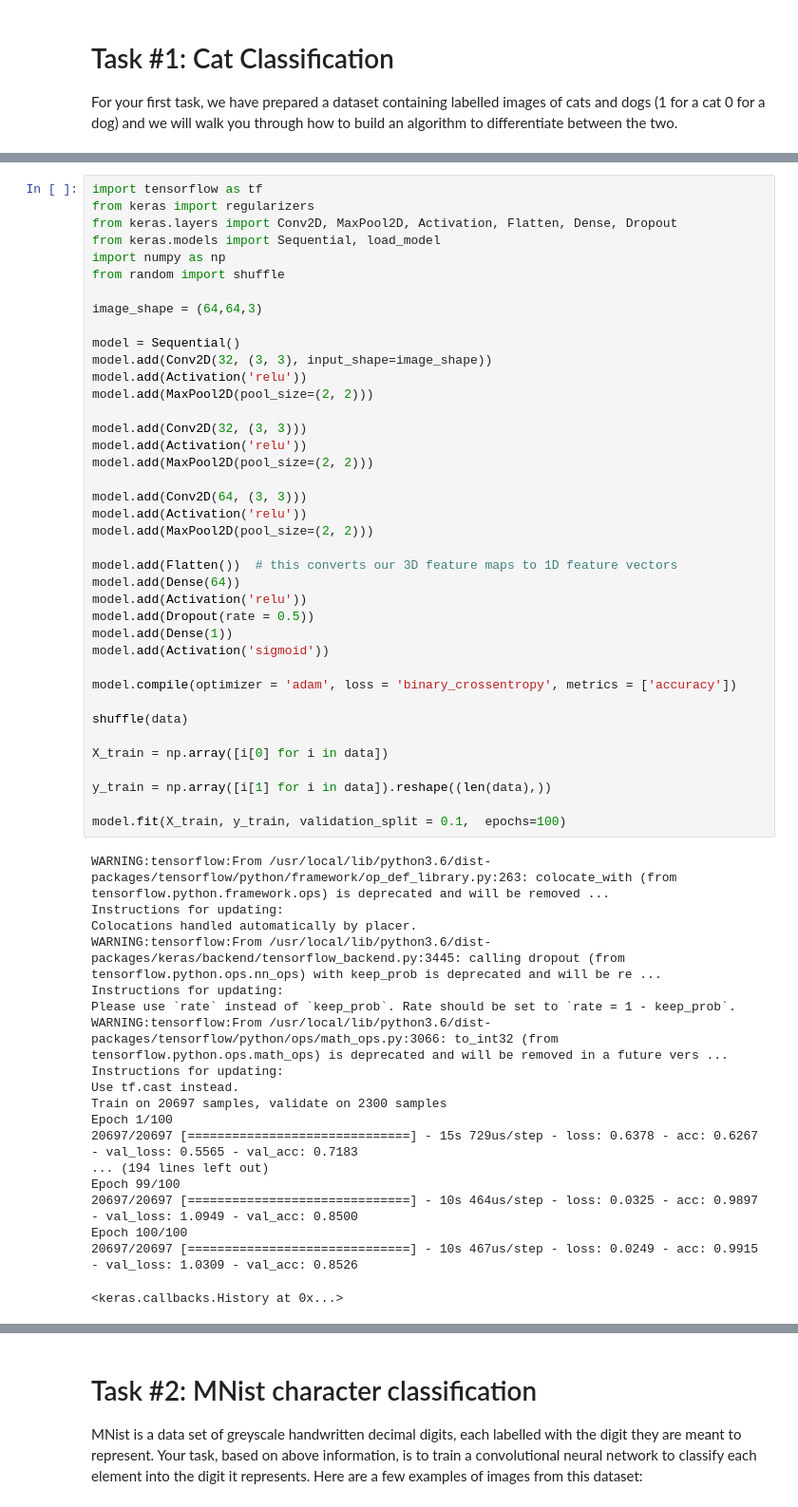
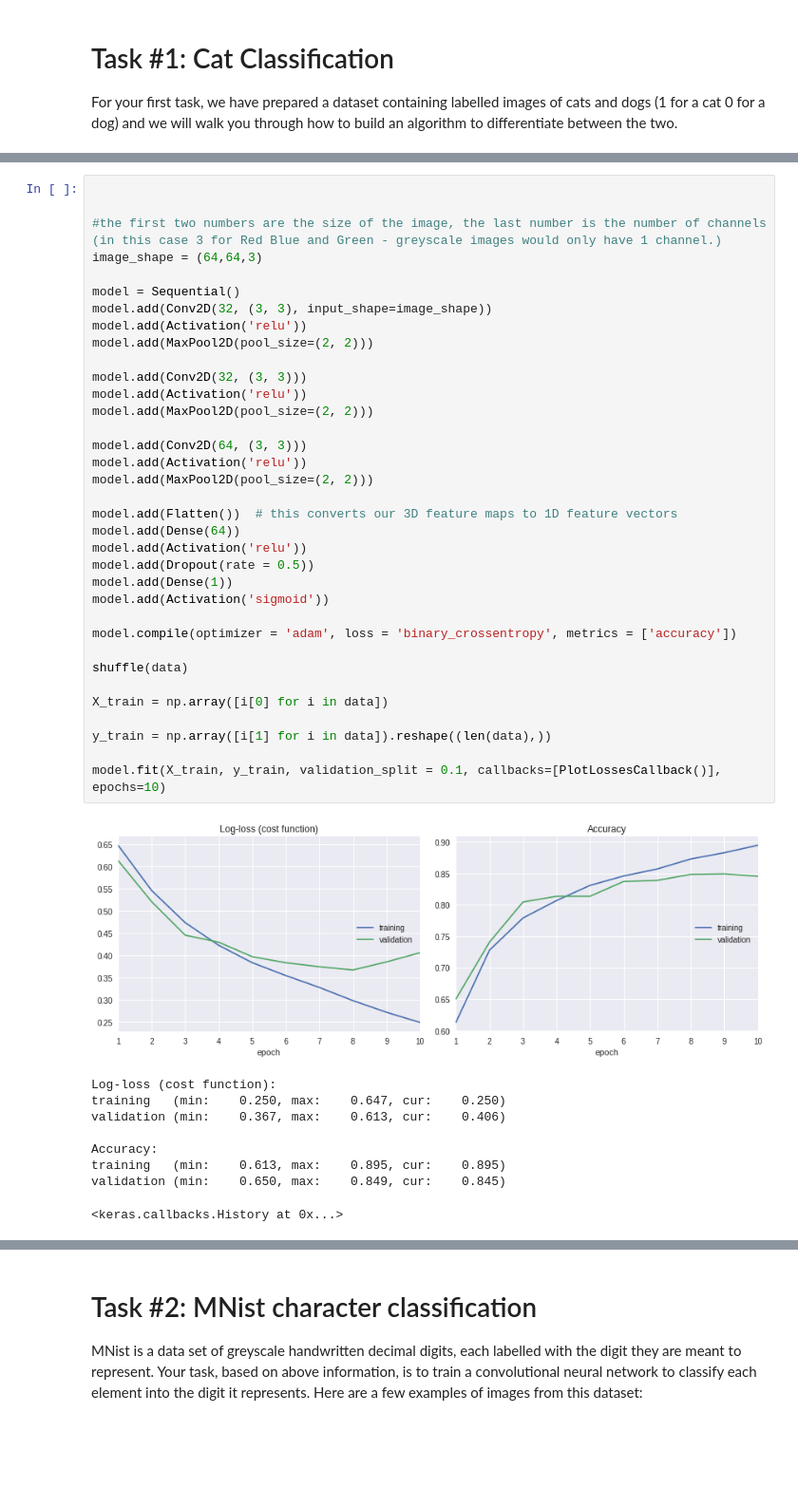
Before and after one commit to olli-turnb/AI-CNN-Workshop, a Jupyter notebook: CNNWorkshop.ipynb, the cells around one changed output, grey strips where cells are left out. Shown at 95% size. Cells and saved outputs as stored; diff of their text form; blank space fills up the shorter version.

```diff
--- a/CNNWorkshop.ipynb
+++ b/CNNWorkshop.ipynb
@@ -152,58 +197,45 @@ Keras is a pre-put together deep learning package the cuts through a lot of the
 # %%
-import tensorflow as tf
-from keras import regularizers
-from keras.layers import Conv2D, MaxPool2D, Activation, Flatten, Dense, Dropout
-from keras.models import Sequential, load_model
-import numpy as np
-from random import shuffle
 
+
+#the first two numbers are the size of the image, the last number is the number of channels (in this case 3 for Red Blue and Green - greyscale images would only have 1 channel.)
 image_shape = (64,64,3)
 
 model = Sequential()
 model.add(Conv2D(32, (3, 3), input_shape=image_shape))
 model.add(Activation('relu'))
 model.add(MaxPool2D(pool_size=(2, 2)))
 
 model.add(Conv2D(32, (3, 3)))
 model.add(Activation('relu'))
 model.add(MaxPool2D(pool_size=(2, 2)))
 
 model.add(Conv2D(64, (3, 3)))
 model.add(Activation('relu'))
 model.add(MaxPool2D(pool_size=(2, 2)))
 
 model.add(Flatten())  # this converts our 3D feature maps to 1D feature vectors
 model.add(Dense(64))
 model.add(Activation('relu'))
 model.add(Dropout(rate = 0.5))
 model.add(Dense(1))
 model.add(Activation('sigmoid'))
 
 model.compile(optimizer = 'adam', loss = 'binary_crossentropy', metrics = ['accuracy'])
 
 shuffle(data)
 
 X_train = np.array([i[0] for i in data])
 
 y_train = np.array([i[1] for i in data]).reshape((len(data),))
 
-model.fit(X_train, y_train, validation_split = 0.1,  epochs=100)
+model.fit(X_train, y_train, validation_split = 0.1, callbacks=[PlotLossesCallback()], epochs=10)
 # %% [output]
+[figure, added]
-WARNING:tensorflow:From /usr/local/lib/python3.6/dist-packages/tensorflow/python/framework/op_def_library.py:263: colocate_with (from tensorflow.python.framework.ops) is deprecated and will be removed ...
-Instructions for updating:
-Colocations handled automatically by placer.
-WARNING:tensorflow:From /usr/local/lib/python3.6/dist-packages/keras/backend/tensorflow_backend.py:3445: calling dropout (from tensorflow.python.ops.nn_ops) with keep_prob is deprecated and will be re ...
-Instructions for updating:
-Please use `rate` instead of `keep_prob`. Rate should be set to `rate = 1 - keep_prob`.
-WARNING:tensorflow:From /usr/local/lib/python3.6/dist-packages/tensorflow/python/ops/math_ops.py:3066: to_int32 (from tensorflow.python.ops.math_ops) is deprecated and will be removed in a future vers ...
-Instructions for updating:
-Use tf.cast instead.
-Train on 20697 samples, validate on 2300 samples
-Epoch 1/100
-20697/20697 [==============================] - 15s 729us/step - loss: 0.6378 - acc: 0.6267 - val_loss: 0.5565 - val_acc: 0.7183
-... (194 lines left out)
-Epoch 99/100
-20697/20697 [==============================] - 10s 464us/step - loss: 0.0325 - acc: 0.9897 - val_loss: 1.0949 - val_acc: 0.8500
-Epoch 100/100
-20697/20697 [==============================] - 10s 467us/step - loss: 0.0249 - acc: 0.9915 - val_loss: 1.0309 - val_acc: 0.8526
+Log-loss (cost function):
+training   (min:    0.250, max:    0.647, cur:    0.250)
+validation (min:    0.367, max:    0.613, cur:    0.406)
+
+Accuracy:
+training   (min:    0.613, max:    0.895, cur:    0.895)
+validation (min:    0.650, max:    0.849, cur:    0.845)
 <keras.callbacks.History at 0x...>
```
Also changed, not shown: parts of 21 cells of this notebook.
